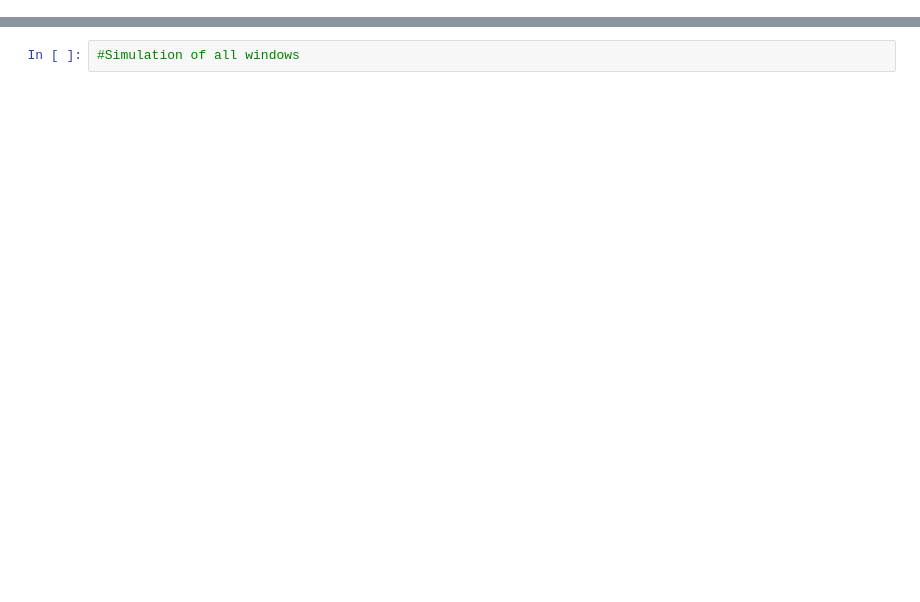
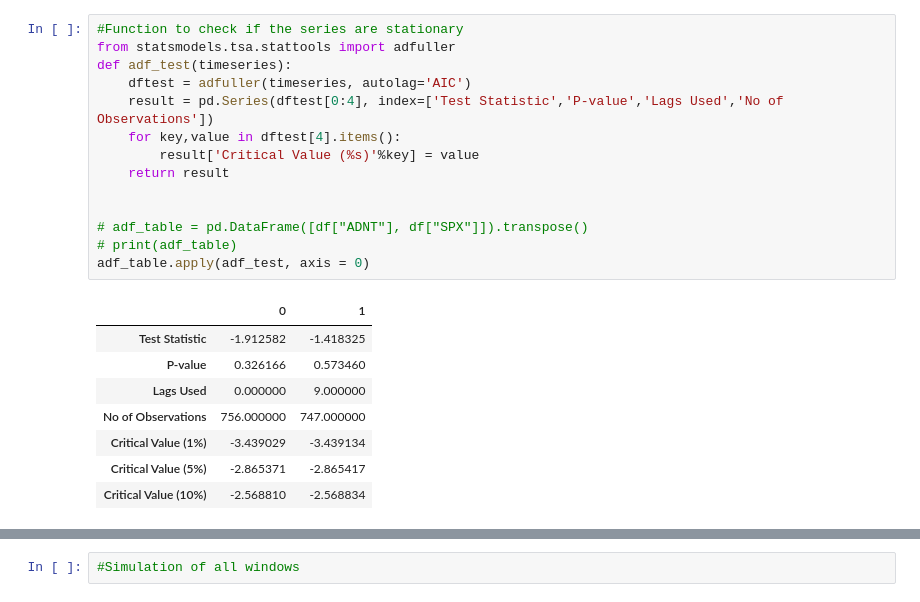
Before and after one commit to Bruck1113/momentum_trading_research, a Jupyter notebook: data_collection.ipynb, the cells around one changed output, grey strips where cells are left out. Saved outputs shown, nothing was run; the diff lists cells and outputs as text; blank space fills up the shorter version.

```diff
--- a/data_collection.ipynb
+++ b/data_collection.ipynb
@@ -46,0 +167,23 @@ Date
+# %%
+#Function to check if the series are stationary
+from statsmodels.tsa.stattools import adfuller
+def adf_test(timeseries):
+    dftest = adfuller(timeseries, autolag='AIC')
+    result = pd.Series(dftest[0:4], index=['Test Statistic','P-value','Lags Used','No of Observations'])
+    for key,value in dftest[4].items():
+        result['Critical Value (%s)'%key] = value
+    return result
+
+
+# adf_table = pd.DataFrame([df["ADNT"], df["SPX"]]).transpose()
+# print(adf_table)
+adf_table.apply(adf_test, axis = 0)
+# %% [output]
+|  | 0 | 1 |
+| Test Statistic | -1.912582 | -1.418325 |
+| P-value | 0.326166 | 0.573460 |
+| Lags Used | 0.000000 | 9.000000 |
+| No of Observations | 756.000000 | 747.000000 |
+| Critical Value (1%) | -3.439029 | -3.439134 |
+| Critical Value (5%) | -2.865371 | -2.865417 |
+| Critical Value (10%) | -2.568810 | -2.568834 |
```
Also changed, not shown: parts of 28 cells of this notebook, 1 other file.
